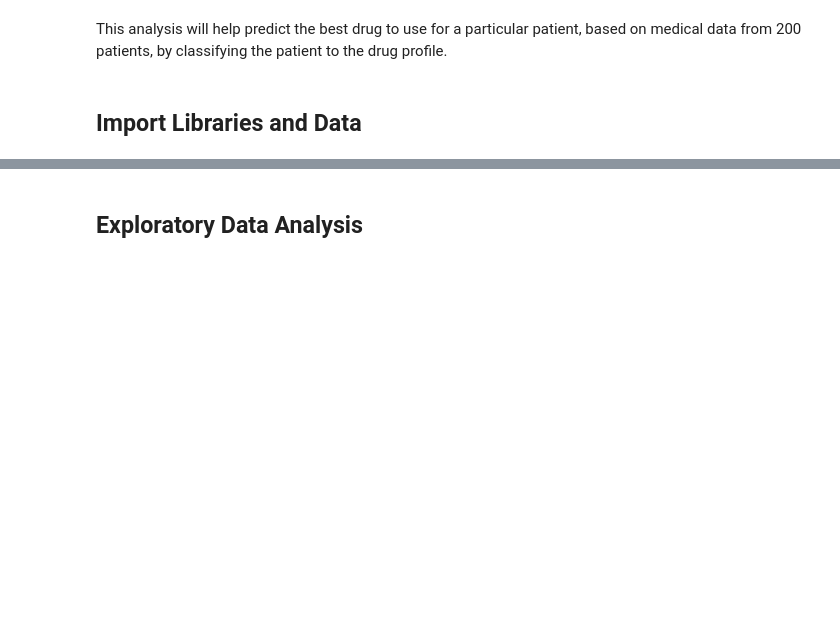
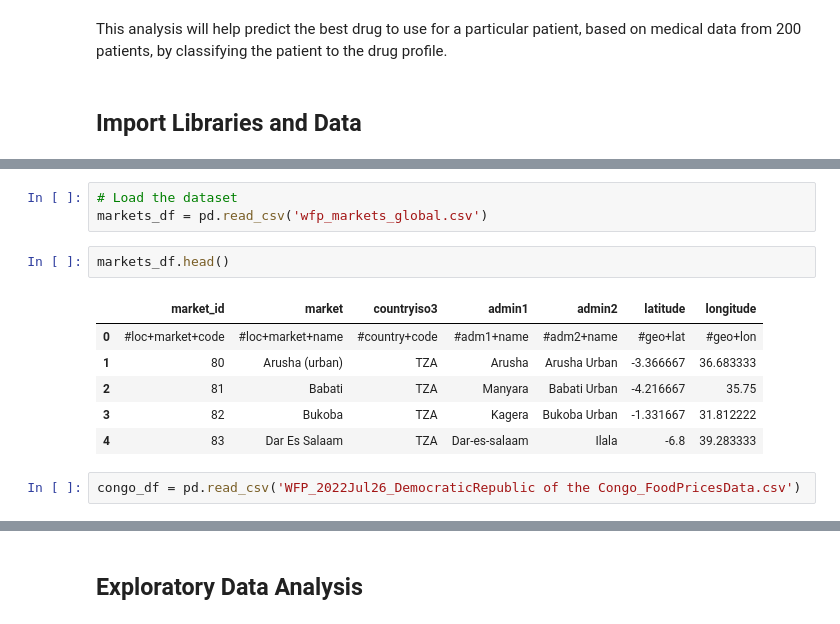
Before and after one commit to andydaehn/Global_Food_Prices, a Jupyter notebook: World_Food_Prices.ipynb, the cells around one changed output, grey strips where cells are left out. Drawn from its saved outputs; the diff is of its cells as text; blank space fills up the shorter version.

```diff
--- a/World_Food_Prices.ipynb
+++ b/World_Food_Prices.ipynb
@@ -29,0 +72,14 @@ explore_df = pd.read_csv('drug200.csv')
+# %%
+# Load the dataset
+markets_df = pd.read_csv('wfp_markets_global.csv')
+# %%
+markets_df.head()
+# %% [output]
+|  | market_id | market | countryiso3 | admin1 | admin2 | latitude | longitude |
+| 0 | #loc+market+code | #loc+market+name | #country+code | #adm1+name | #adm2+name | #geo+lat | #geo+lon |
+| 1 | 80 | Arusha (urban) | TZA | Arusha | Arusha Urban | -3.366667 | 36.683333 |
+| 2 | 81 | Babati | TZA | Manyara | Babati Urban | -4.216667 | 35.75 |
+| 3 | 82 | Bukoba | TZA | Kagera | Bukoba Urban | -1.331667 | 31.812222 |
+| 4 | 83 | Dar Es Salaam | TZA | Dar-es-salaam | Ilala | -6.8 | 39.283333 |
+# %%
+congo_df = pd.read_csv('WFP_2022Jul26_DemocraticRepublic of the Congo_FoodPricesData.csv')
```
Also changed, not shown: parts of 20 cells of this notebook.
